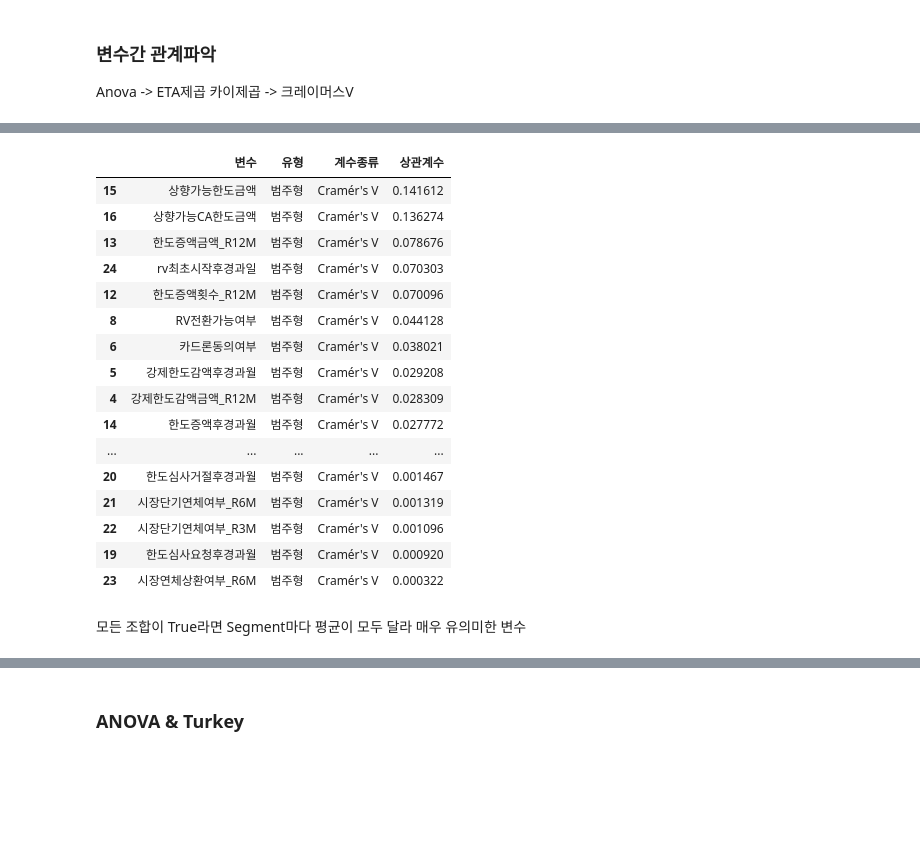
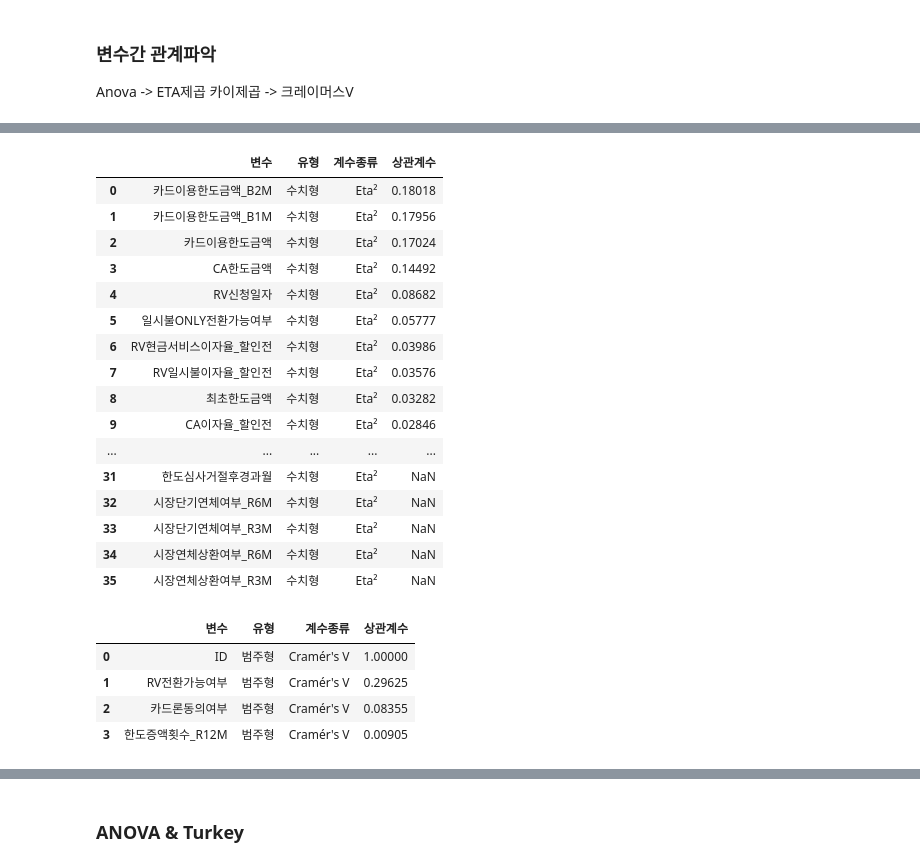
Before and after one commit to LikeLionProjectOrg/FinalProject, a Jupyter notebook: members/조준혁/ipynb/04_데이터 상관분석(신용정보).ipynb, the cells around one changed output, grey strips where cells are left out. Drawn from its saved outputs; the diff is of its cells as text; code cells hidden in the pictures; blank space fills up the shorter version.

```diff
--- a/members/조준혁/ipynb/04_데이터 상관분석(신용정보).ipynb
+++ b/members/조준혁/ipynb/04_데이터 상관분석(신용정보).ipynb
@@ -590 +426,28 @@ all_df[column5].corr()
+# %%
+result1, result2 = effect_sizes(ab_df)
+display(result1)
+display(result2)
+# %% [output]
+|  | 변수 | 유형 | 계수종류 | 상관계수 |
+| 0 | 카드이용한도금액_B2M | 수치형 | Eta² | 0.18018 |
+| 1 | 카드이용한도금액_B1M | 수치형 | Eta² | 0.17956 |
+| 2 | 카드이용한도금액 | 수치형 | Eta² | 0.17024 |
+| 3 | CA한도금액 | 수치형 | Eta² | 0.14492 |
+| 4 | RV신청일자 | 수치형 | Eta² | 0.08682 |
+| 5 | 일시불ONLY전환가능여부 | 수치형 | Eta² | 0.05777 |
+| 6 | RV현금서비스이자율_할인전 | 수치형 | Eta² | 0.03986 |
+| 7 | RV일시불이자율_할인전 | 수치형 | Eta² | 0.03576 |
+| 8 | 최초한도금액 | 수치형 | Eta² | 0.03282 |
+| 9 | CA이자율_할인전 | 수치형 | Eta² | 0.02846 |
+| ... | ... | ... | ... | ... |
+| 31 | 한도심사거절후경과월 | 수치형 | Eta² | NaN |
+| 32 | 시장단기연체여부_R6M | 수치형 | Eta² | NaN |
+| 33 | 시장단기연체여부_R3M | 수치형 | Eta² | NaN |
+| 34 | 시장연체상환여부_R6M | 수치형 | Eta² | NaN |
+| 35 | 시장연체상환여부_R3M | 수치형 | Eta² | NaN |
+|  | 변수 | 유형 | 계수종류 | 상관계수 |
+| 0 | ID | 범주형 | Cramér's V | 1.00000 |
+| 1 | RV전환가능여부 | 범주형 | Cramér's V | 0.29625 |
+| 2 | 카드론동의여부 | 범주형 | Cramér's V | 0.08355 |
+| 3 | 한도증액횟수_R12M | 범주형 | Cramér's V | 0.00905 |
 # %%
@@ -646,44 +462,0 @@ numerical_cols = ['최초한도금액',
-# %%
-# 변수 정의
-segment_col = 'Segment'
-categorical_cols = combined_categorical_cols  # Segment_e 제외된 범주형 컬럼 리스트
-
-results = []
-
-for col in categorical_cols:
-    if col == segment_col:
-        continue
-
-    coeff = cramers_v(all_df[segment_col], all_df[col])
-    coef_type = "Cramér's V"
-    var_type = "범주형"
-
-    results.append({
-        '변수': col,
-        '유형': var_type,
-        '계수종류': coef_type,
-        '상관계수': round(coeff, 6) if not pd.isna(coeff) else np.nan
-    })
-
-correlation_df = pd.DataFrame(results).sort_values(by='상관계수', ascending=False)
-display(correlation_df)
-# %% [output]
-|  | 변수 | 유형 | 계수종류 | 상관계수 |
-| 15 | 상향가능한도금액 | 범주형 | Cramér's V | 0.141612 |
-| 16 | 상향가능CA한도금액 | 범주형 | Cramér's V | 0.136274 |
-| 13 | 한도증액금액_R12M | 범주형 | Cramér's V | 0.078676 |
-| 24 | rv최초시작후경과일 | 범주형 | Cramér's V | 0.070303 |
-| 12 | 한도증액횟수_R12M | 범주형 | Cramér's V | 0.070096 |
-| 8 | RV전환가능여부 | 범주형 | Cramér's V | 0.044128 |
-| 6 | 카드론동의여부 | 범주형 | Cramér's V | 0.038021 |
-| 5 | 강제한도감액후경과월 | 범주형 | Cramér's V | 0.029208 |
-| 4 | 강제한도감액금액_R12M | 범주형 | Cramér's V | 0.028309 |
-| 14 | 한도증액후경과월 | 범주형 | Cramér's V | 0.027772 |
-| ... | ... | ... | ... | ... |
-| 20 | 한도심사거절후경과월 | 범주형 | Cramér's V | 0.001467 |
-| 21 | 시장단기연체여부_R6M | 범주형 | Cramér's V | 0.001319 |
-| 22 | 시장단기연체여부_R3M | 범주형 | Cramér's V | 0.001096 |
-| 19 | 한도심사요청후경과월 | 범주형 | Cramér's V | 0.000920 |
-| 23 | 시장연체상환여부_R6M | 범주형 | Cramér's V | 0.000322 |
-# %% [markdown]
-모든 조합이 True라면 Segment마다 평균이 모두 달라 매우 유의미한 변수
```
Also changed, not shown: parts of 40 cells of this notebook, 21 other files.
